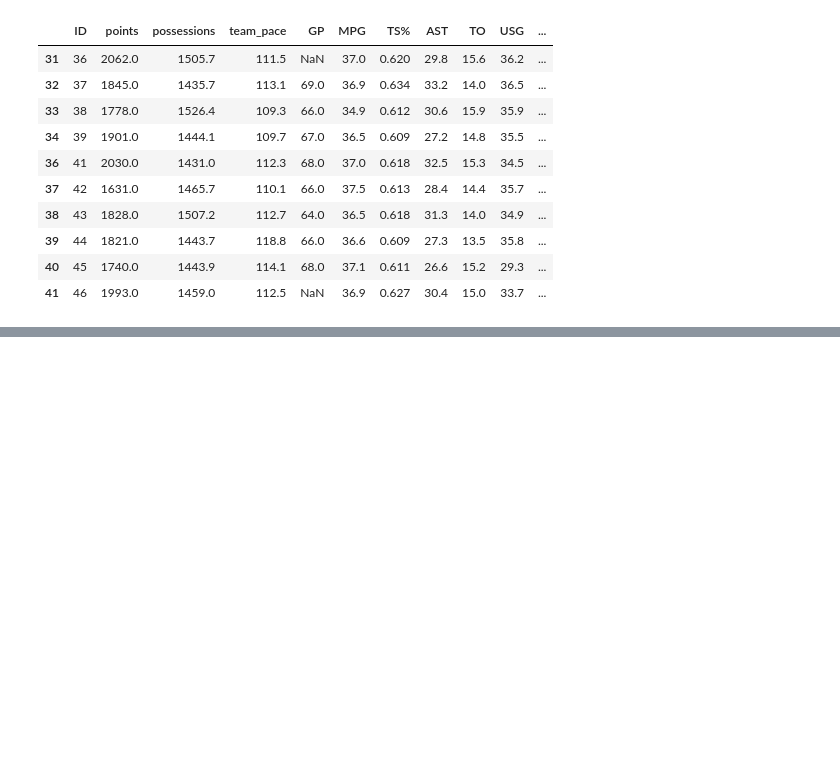
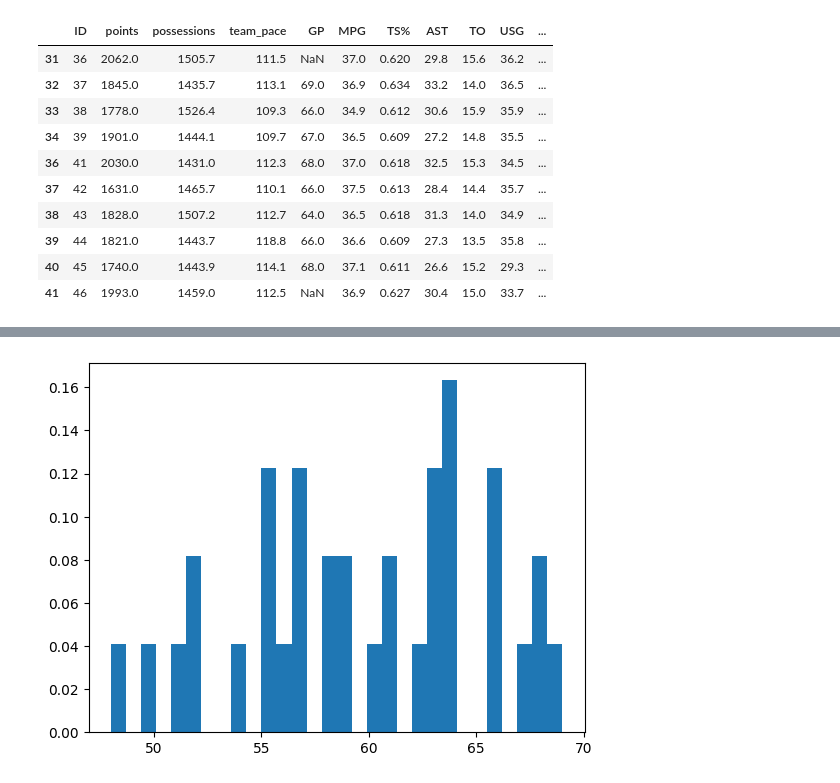
Before and after one commit to WojtekMAGH/WDUCH_Project, a Jupyter notebook: space-jam-anl.ipynb, the cells around one changed output, grey strips where cells are left out. Cells and saved outputs as stored; diff of their text form; code cells hidden in the pictures; blank space fills up the shorter version.

```diff
--- a/space-jam-anl.ipynb
+++ b/space-jam-anl.ipynb
@@ -252,0 +296,5 @@ player_df.reset_index(drop=True, inplace=True)
+# %%
+# Create a histogram for the 'GP' column, this time as a probability density.
+plt.hist(player_df['GP'], density=True, bins=30);
+# %% [output]
+[figure, added]
```
Also changed, not shown: parts of 33 cells of this notebook, 1 other file.
